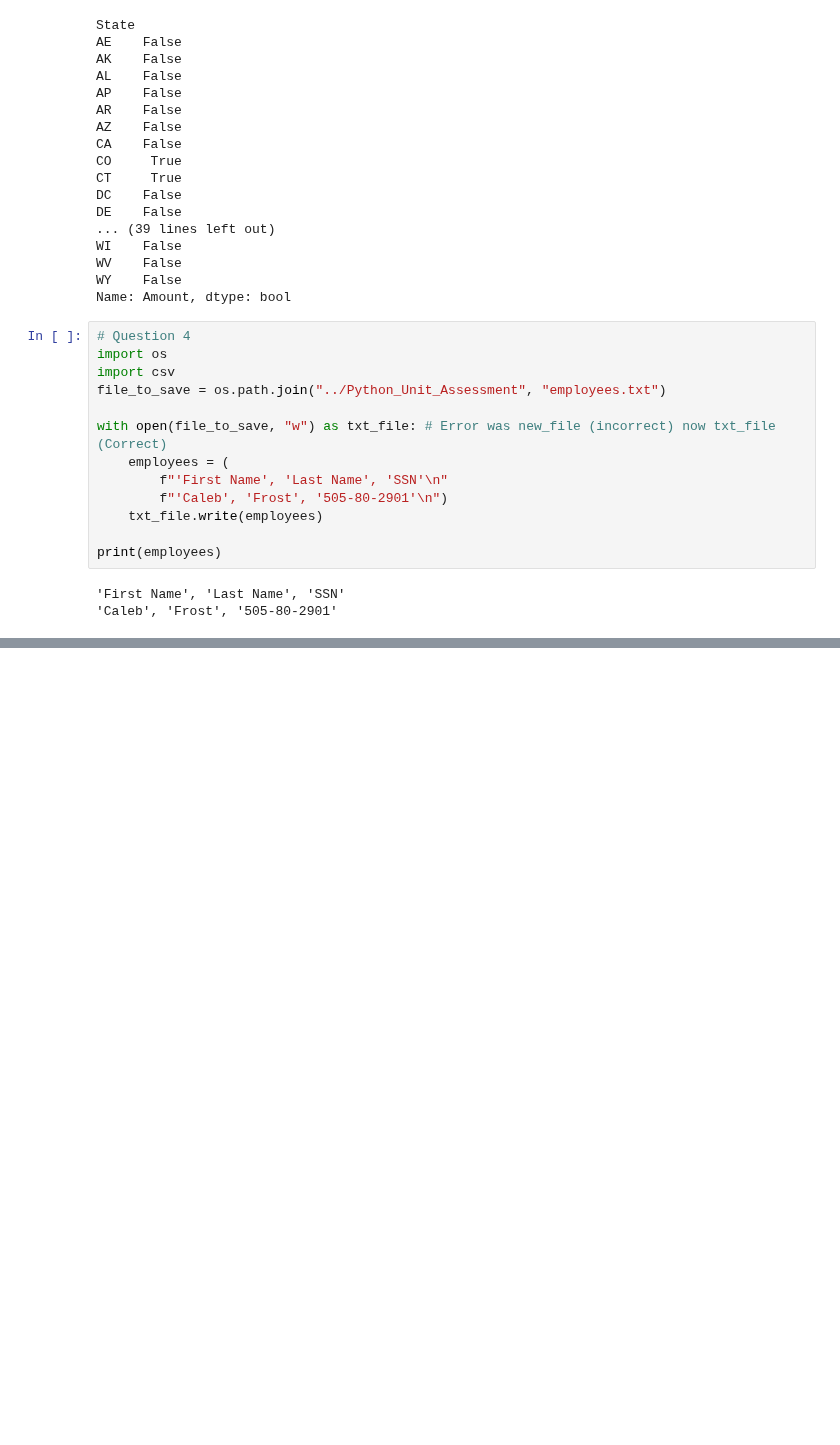
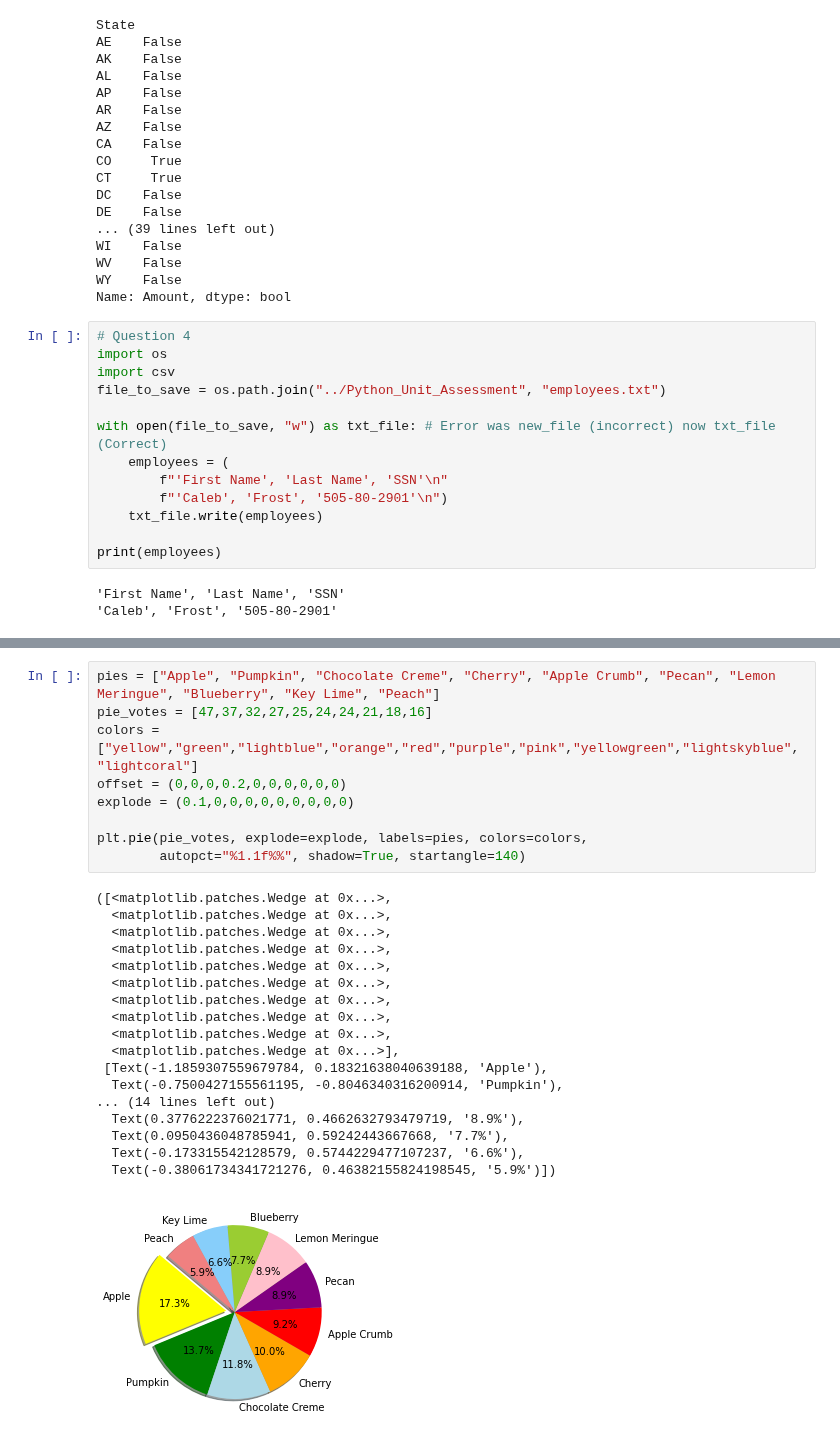
Before and after one commit to lawnshogan/World_Weather_Analysis, a Jupyter notebook: Python_Unit_Assessment/Assessment.ipynb, the cells around one changed output, grey strips where cells are left out. Drawn from its saved outputs; the diff is of its cells as text; blank space fills up the shorter version.

```diff
--- a/Python_Unit_Assessment/Assessment.ipynb
+++ b/Python_Unit_Assessment/Assessment.ipynb
@@ -98,0 +138,28 @@ rain_df.sort_values(['Rank'], ascending=False).tail()
+# %%
+pies = ["Apple", "Pumpkin", "Chocolate Creme", "Cherry", "Apple Crumb", "Pecan", "Lemon Meringue", "Blueberry", "Key Lime", "Peach"]
+pie_votes = [47,37,32,27,25,24,24,21,18,16]
+colors = ["yellow","green","lightblue","orange","red","purple","pink","yellowgreen","lightskyblue","lightcoral"]
+offset = (0,0,0,0.2,0,0,0,0,0,0)
+explode = (0.1,0,0,0,0,0,0,0,0,0)
+
+plt.pie(pie_votes, explode=explode, labels=pies, colors=colors,
+        autopct="%1.1f%%", shadow=True, startangle=140)
+# %% [output]
+([<matplotlib.patches.Wedge at 0x...>,
+  <matplotlib.patches.Wedge at 0x...>,
+  <matplotlib.patches.Wedge at 0x...>,
+  <matplotlib.patches.Wedge at 0x...>,
+  <matplotlib.patches.Wedge at 0x...>,
+  <matplotlib.patches.Wedge at 0x...>,
+  <matplotlib.patches.Wedge at 0x...>,
+  <matplotlib.patches.Wedge at 0x...>,
+  <matplotlib.patches.Wedge at 0x...>,
+  <matplotlib.patches.Wedge at 0x...>],
+ [Text(-1.1859307559679784, 0.18321638040639188, 'Apple'),
+  Text(-0.7500427155561195, -0.8046340316200914, 'Pumpkin'),
+... (14 lines left out)
+  Text(0.3776222376021771, 0.4662632793479719, '8.9%'),
+  Text(0.0950436048785941, 0.59242443667668, '7.7%'),
+  Text(-0.173315542128579, 0.5744229477107237, '6.6%'),
+  Text(-0.38061734341721276, 0.46382155824198545, '5.9%')])
+[figure, added]
```
Also changed, not shown: parts of 6 cells of this notebook.
